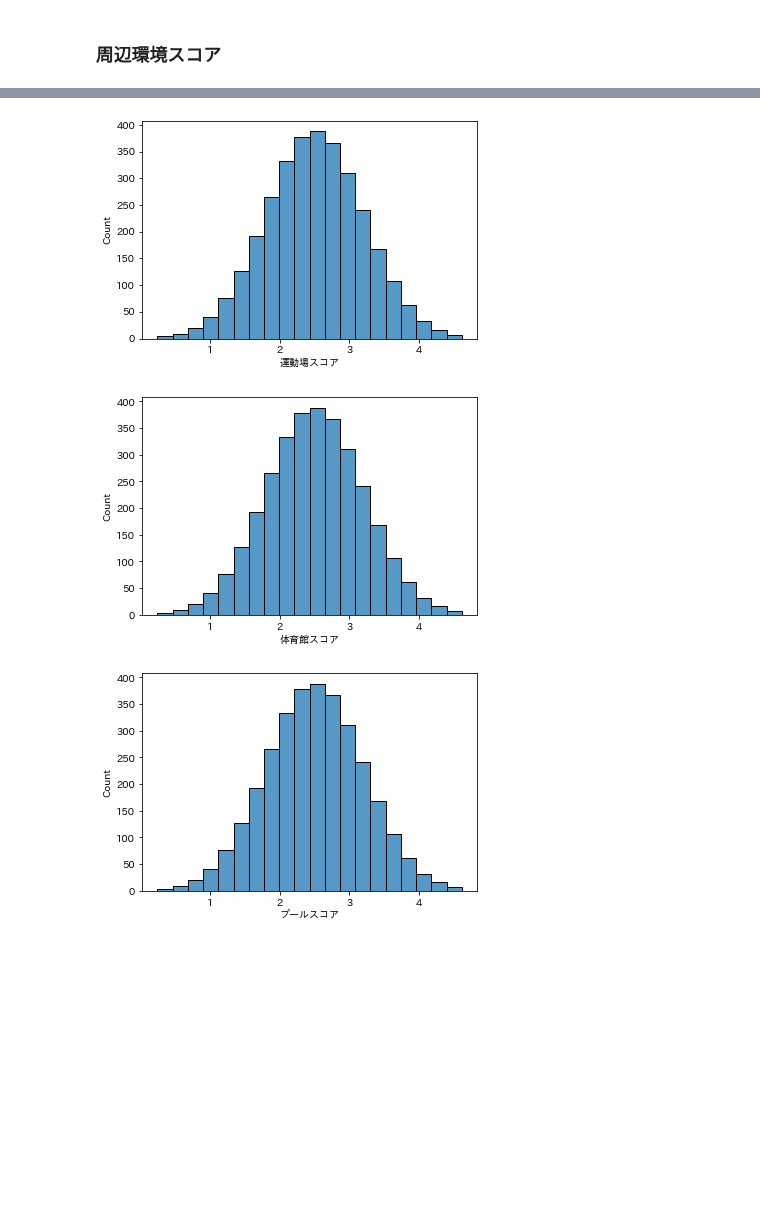
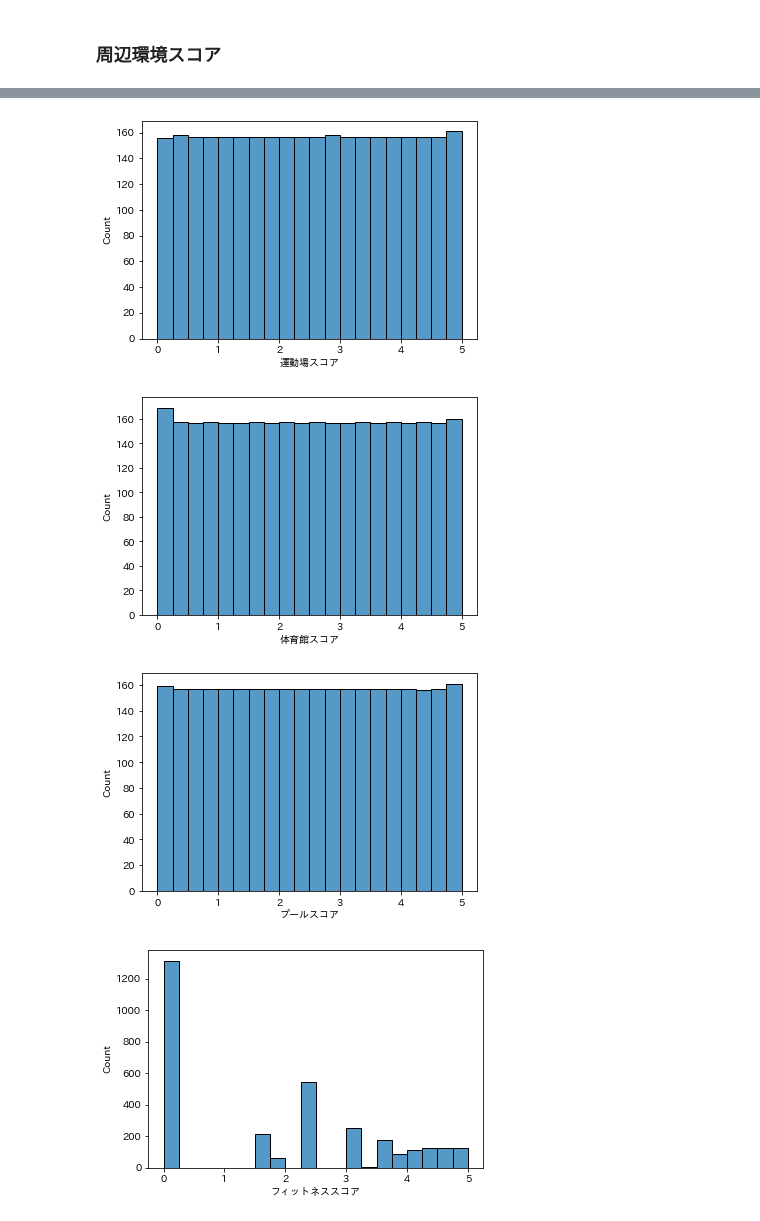
Before and after one commit to z-guard/analysis, a Jupyter notebook: notebooks/environment_score.ipynb, the cells around one changed output, grey strips where cells are left out. Saved outputs shown, nothing was run; the diff lists cells and outputs as text; code cells hidden in the pictures; blank space fills up the shorter version.

```diff
--- a/notebooks/environment_score.ipynb
+++ b/notebooks/environment_score.ipynb
@@ -54,8 +51,8 @@ print(df_pop_master.shape)
 ### 公園スコア
 # %%
 df_park_score = pd.read_csv(os.path.join(DIR_NAME, 'park_score.csv'))[[
-    '地域ID', '公園スコア',
-]].set_index('地域ID')
+    'town_id', '公園スコア',
+]].set_index('town_id')
 print(df_park_score.shape)
 # %% [output]
 (3145, 1)
@@ -73,7 +70,7 @@ df_park_score.head()
 ### スポーツ施設
 # %%
 df_sports_score = pd.read_csv(os.path.join(DIR_NAME, 'sports_score.csv'))[[
-    '地域ID', '運動場スコア', '体育館スコア', 'プールスコア',
-]].set_index('地域ID')
+    'town_id', '運動場スコア', '体育館スコア', 'プールスコア', 'フィットネススコア'
+]].set_index('town_id')
 print(df_sports_score.shape)
 # %% [output]
@@ -103,11 +97,11 @@ def rank_score(sr_data):
 ### 周辺環境スコア
 # %%
 df_score = pd.concat([
-    df_pop_master,
+    df_geo_master,
     df_park_score,
     df_sports_score
 ], axis=1)
 print(df_score.shape)
-assert len(df_score) == len(df_pop_master)
-df_pop_master = df_score
+assert len(df_score) == len(df_geo_master)
+df_geo_master = df_score
 # %% [output]
@@ -130,9 +124,10 @@ feature_list = {
     '運動場スコア': {'sort': 1, 'weight': 0.3},
     '体育館スコア': {'sort': 1, 'weight': 0.3},
     'プールスコア': {'sort': 1, 'weight': 0.3},
+    'フィットネススコア': {'sort': 1, 'weight': 0.2},
 }
 # %%
 for feature_name in feature_list.keys():
-    sns.histplot(df_pop_master[feature_name], bins=20)
+    sns.histplot(df_geo_master[feature_name], bins=20)
     plt.show()
 # %% [output]
@@ -140,6 +135,7 @@ for feature_name in feature_list.keys():
-[figure, old version]
+[figure, new version]
-[figure, old version]
+[figure, new version]
-[figure, old version]
+[figure, new version]
+[figure, added]
 # %%
 score_list = []
 for key, value in feature_list.items():
```
Also changed, not shown: parts of 23 cells of this notebook.
